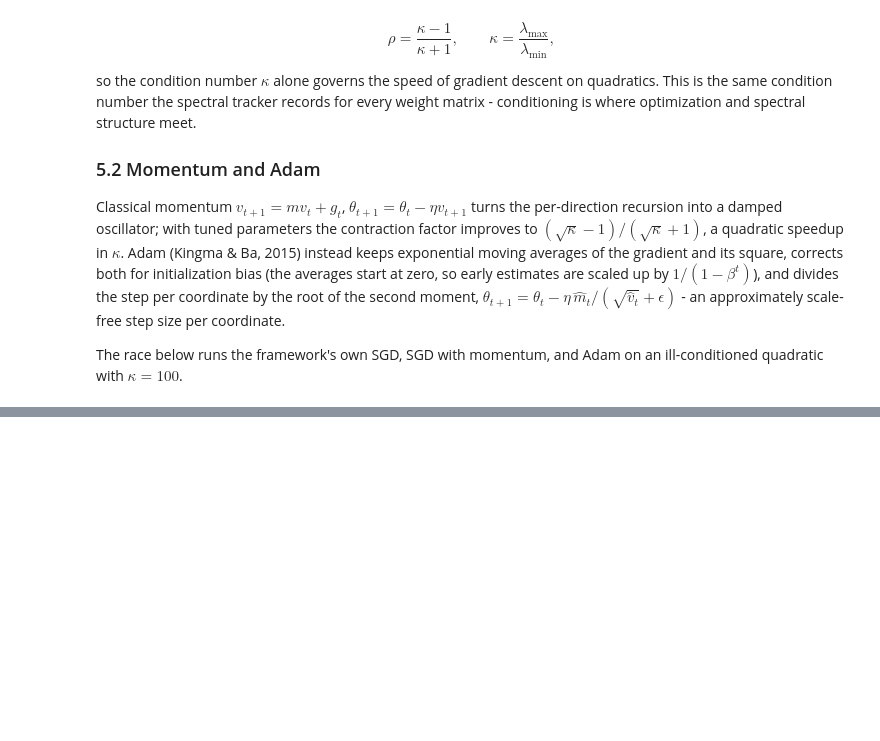
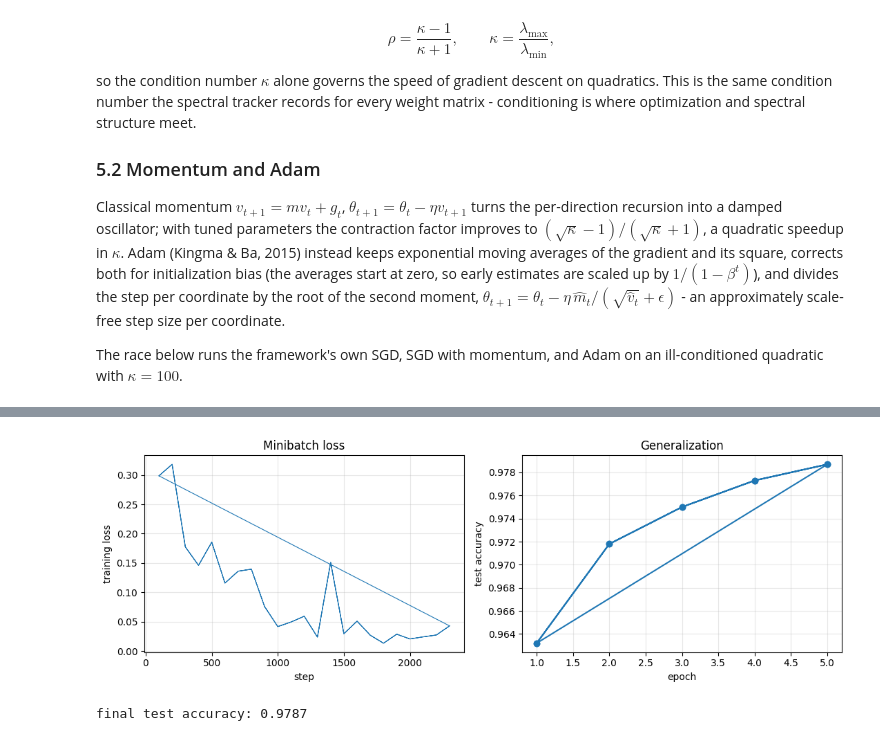
Before and after one commit to RayaSergieva/ml-research-pipeline, a Jupyter notebook: notebooks/spectra.ipynb, the cells around one changed output, grey strips where cells are left out. Saved outputs shown, nothing was run; the diff lists cells and outputs as text; code cells hidden in the pictures; blank space fills up the shorter version.

Commit message:
docs: notebook part 3, MNIST experiment and spectral analysis

```diff
--- a/notebooks/spectra.ipynb
+++ b/notebooks/spectra.ipynb
@@ -447,0 +458,25 @@ in the next revision of this notebook.*
+# %%
+from spectra.utils import read_run
+
+records = read_run("../runs/mlp_mnist.jsonl")
+train = [r for r in records if r.get("event") == "train"]
+epochs = [r for r in records if r.get("event") == "epoch"]
+
+fig, axes = plt.subplots(1, 2, figsize=(11, 3.8))
+axes[0].plot([r["step"] for r in train], [r["loss"] for r in train], lw=0.8)
+axes[0].set_xlabel("step")
+axes[0].set_ylabel("training loss")
+axes[0].set_title("Minibatch loss")
+axes[0].grid(True, alpha=0.3)
+axes[1].plot([r["epoch"] for r in epochs], [r["test_acc"] for r in epochs], marker="o")
+axes[1].set_xlabel("epoch")
+axes[1].set_ylabel("test accuracy")
+axes[1].set_title("Generalization")
+axes[1].grid(True, alpha=0.3)
+plt.tight_layout()
+plt.show()
+
+print("final test accuracy:", epochs[-1]["test_acc"])
+# %% [output]
+[figure, added]
+final test accuracy: 0.9787
```
Also changed, not shown: parts of 9 cells of this notebook, 1 other file.
